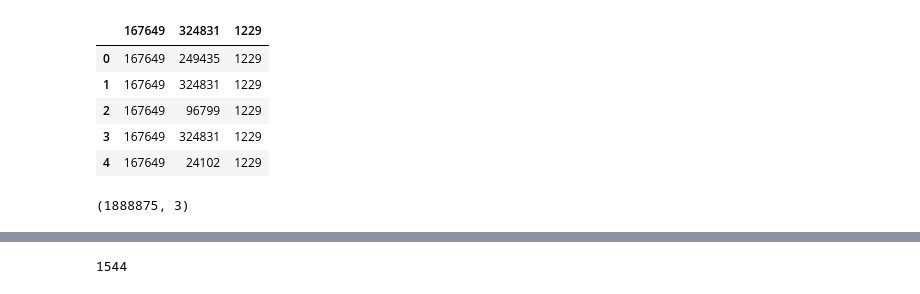
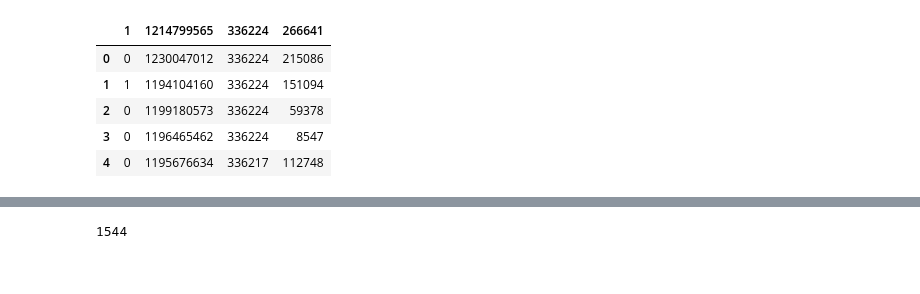
Before and after one commit to Skoyntoyflis/IMINFECTOR, a Jupyter notebook: Data/Digg/healthcare.ipynb, the cells around one changed output, grey strips where cells are left out. Cells and saved outputs as stored; diff of their text form; code cells hidden in the pictures.

```diff
--- a/Data/Digg/healthcare.ipynb
+++ b/Data/Digg/healthcare.ipynb
@@ -15,16 +15,12 @@ from sklearn.preprocessing import StandardScaler
 from sklearn.preprocessing import MinMaxScaler
 from sklearn.linear_model import LinearRegression
 # %%
-df = pd.read_csv("train_set.csv",sep=',') #open csv file and save it to dataframe
-df.head()
+df1 = pd.read_csv("Init_Data\digg_friends.csv",sep=',') #open csv file and save it to dataframe
+df1.head()
 # %% [output]
-|  | 167649 | 324831 | 1229 |
-| 0 | 167649 | 249435 | 1229 |
-| 1 | 167649 | 324831 | 1229 |
-| 2 | 167649 | 96799 | 1229 |
-| 3 | 167649 | 324831 | 1229 |
-| 4 | 167649 | 24102 | 1229 |
+|  | 1 | 1214799565 | 336224 | 266641 |
+| 0 | 0 | 1230047012 | 336224 | 215086 |
+| 1 | 1 | 1194104160 | 336224 | 151094 |
+| 2 | 0 | 1199180573 | 336224 | 59378 |
+| 3 | 0 | 1196465462 | 336224 | 8547 |
+| 4 | 0 | 1195676634 | 336217 | 112748 |
-# %%
-df.shape #show dataframe dimensions(5110 rows ,12 columns)
-# %% [output]
-(1888875, 3)
```
Also changed, not shown: parts of 9 cells of this notebook, 9 other files.
